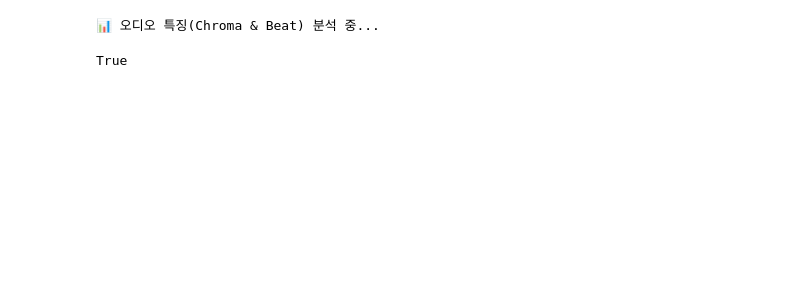
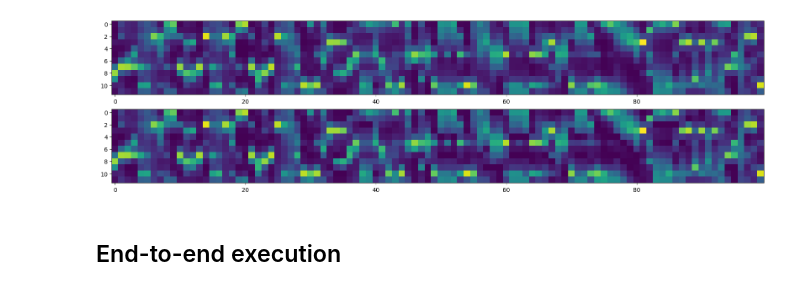
Before and after one commit to rsy1026/chord_recognition, a Jupyter notebook: scripts/test.ipynb, the cells around one changed output. Saved outputs shown, nothing was run; the diff lists cells and outputs as text; code cells hidden in the pictures; blank space fills up the shorter version.

Commit message:
u: update script

```diff
--- a/scripts/test.ipynb
+++ b/scripts/test.ipynb
@@ -87,31 +113,37 @@ if audio_file is not None:
     y, _ = librosa.load(audio_file, sr=sr)
     beats_t = extractor.extract_beat(audio_file, len(y))
 # %%
-# 2. HPSS 적용 (화성 성분과 타격 성분 분리)
-# margin 파라미터(기본값 1.0)를 높이면 화성을 더 엄격하게 분리하지만 음원 손실이 생길 수 있음
-y_harmonic, y_percussive = librosa.effects.hpss(y, margin=2.0)
-# 3. 타격음이 제거된 화성 오디오(y_harmonic)로 CQT 크로마그램 추출
-# (이전 논의대로 magnitude -> L2 정규화만 수행)
-# chroma = librosa.feature.chroma_cqt(
-#     y=y_harmonic, sr=sr, hop_length=hop_len
-# )
-y_filtered = extractor.apply_lowpass_filter(y_harmonic, sr=sr)
-bass_pitch_, bass_frames = extractor.extract_beat_synchronous_bass(y_filtered, beats_t, sr=sr, hop_length=hop_len)
+import os
+os.chdir("/Users/seungyeon/workspace/chord_recog/code/scripts")
 
-# chroma_beat = extractor.beat_based_pooling(chroma, beats)
-# bass_chroma_beat = extractor.beat_based_pooling(bass, beats)
-# bass_pitch_beat = extractor.beat_based_pooling(bass_pitch, beats)
+import librosa
+from extractor.feature_extractor import FeatureExtractor
+
+self = FeatureExtractor()
+
+audio_path = "/Users/seungyeon/workspace/chord_recog/code/scripts/Crush (크러쉬) - 'UP ALL NITE (Feat. SUMIN)' MV.wav"
+# audio_path = "/Users/seungyeon/workspace/chord_recog/code/scripts/2-5-1.wav"
+y, _ = librosa.load(audio_path, sr=self.sr)
+
+beats = self.extract_beat(audio_path, sample_size=len(y))
+y_harmonic, _ = librosa.effects.hpss(y, margin=2.0)
-# %%
-if audio_file is not None:
-    beats, bass_pitch, chroma = extractor.execute(audio_file)
-# %% [output]
-📊 오디오 특징(Chroma & Beat) 분석 중...
-# %%
-import numpy as np
-
-np.array_equal(bass_pitch_, bass_pitch)
-# %% [output]
-True
+# %%
+bass_pitch, grid_times = self.extract_bass(y_harmonic, beats)
+chroma_raw = self.extract_grid_synchronous_chroma(
+    y_harmonic, grid_times, sr=self.sr, hop_length=self.hop_len
+)
+# chroma = self.suppress_bass_harmonics_on_chroma(chroma_raw, bass_pitch)
+# %%
+import matplotlib.pyplot as plt
+
+plt.figure(figsize=(20, 5))
+plt.subplot(211)
+plt.imshow(chroma_raw[:, :100], aspect='auto', interpolation='none')
+plt.subplot(212)
+plt.imshow(chroma[:, :100], aspect='auto', interpolation='none')
+plt.show()
+# %% [output]
+[figure, added]
 # %%
 from chord.constants import IDX_TO_PITCH_CLASS
 from pretty_midi import PrettyMIDI, Note, Instrument
@@ -146,3 +181,5 @@ np.save(
 )
 # count_matrix = compute_chord_transition_matrix_numpy(sequences, return_count=True)
 # export_debug_pivot_table(count_matrix)
+# %% [markdown]
+## End-to-end execution
```
Also changed, not shown: parts of 14 cells of this notebook.
